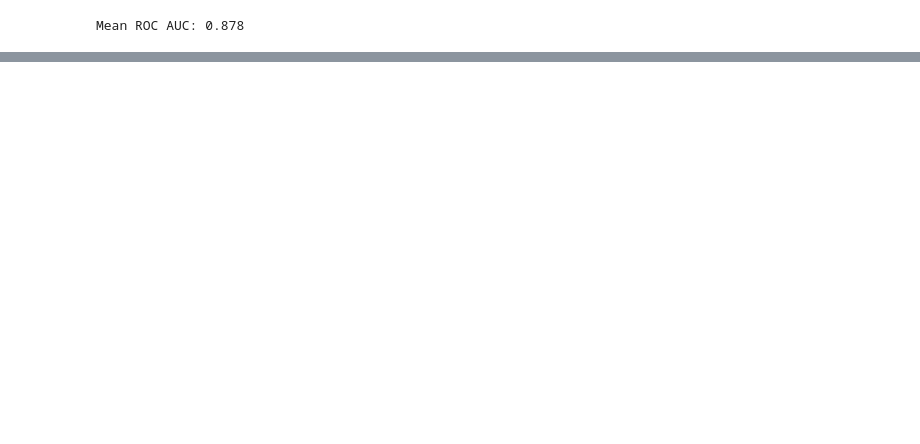
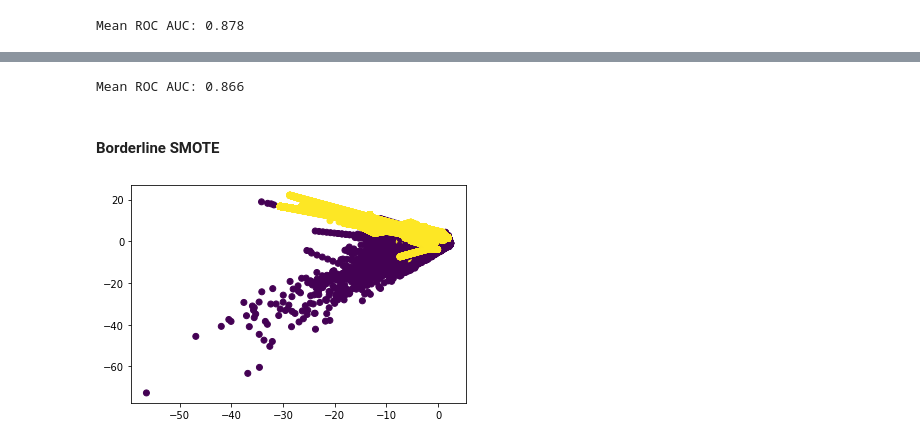
Before and after one commit to Pharoouzy/credit-card-fraud-detection, a Jupyter notebook: src/notebooks/model_development.ipynb, the cells around one changed output, grey strips where cells are left out. Cells and saved outputs as stored; diff of their text form; code cells hidden in the pictures; blank space fills up the shorter version.

```diff
--- a/src/notebooks/model_development.ipynb
+++ b/src/notebooks/model_development.ipynb
@@ -82,0 +115,13 @@ plot_sampled_y_dist(y_sam2, 'Undersampling - CNN')
+# %%
+evaluate_sampler(('os2', over_s2))
+# %% [output]
+Mean ROC AUC: 0.866
+# %% [markdown]
+#### Borderline SMOTE
+# %%
+over_s3 = o_sampling.BorderlineSMOTE()
+X_sam3, y_sam3 = over_s3.fit_resample(X, y)
+# %%
+plt.scatter(X_sam3['V1'], X_sam3['V2'], c=y_sam3);
+# %% [output]
+[figure, added]
```
Also changed, not shown: parts of 76 cells of this notebook, 1 other file.
